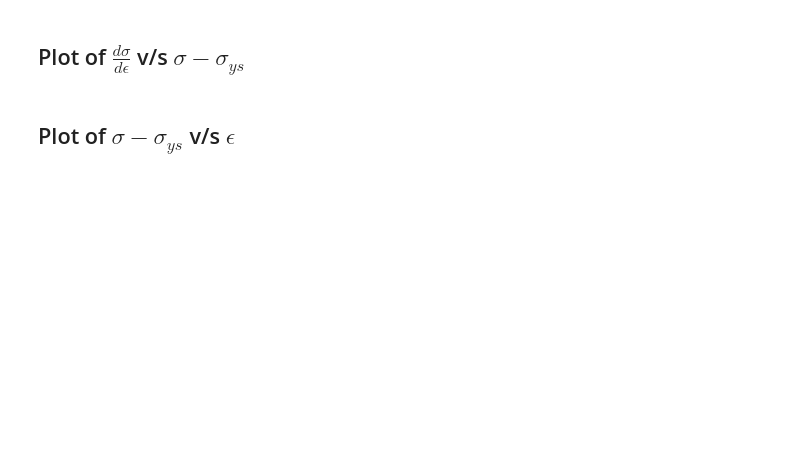
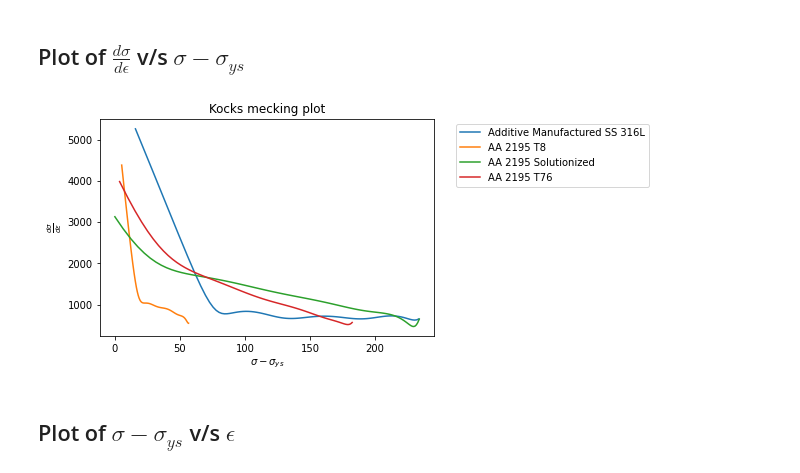
Before and after one commit to algomaster99/meta-btp, a Jupyter notebook: hollomon_curves.ipynb, the cells around one changed output. Saved outputs shown, nothing was run; the diff lists cells and outputs as text; code cells hidden in the pictures; blank space fills up the shorter version.

```diff
--- a/hollomon_curves.ipynb
+++ b/hollomon_curves.ipynb
@@ -280,16 +284,19 @@ _ = ax.legend(PROJECT_NAME, loc='upper left', bbox_to_anchor=(1.05, 1))
 # %%
 fig, ax = plt.subplots(1,1)
 
 # The points are neglected because of errors in measurement
 neglect_points = 4
 
 for i in range(len(reduced_true_stress)):
     reduced_flow_stress = np.subtract(reduced_true_stress[i], float(yield_strength[i]))
     ax.plot(reduced_flow_stress[:consider-1][:len(reduced_flow_stress[:consider-1])-neglect_points], d_sigma_epsilon[i][:len(d_sigma_epsilon[i])-neglect_points])
     ax.set_xlabel('$\sigma - \sigma_{ys}$')
     ax.set_ylabel('$\\frac{d\sigma}{d\epsilon}$')
 
+ax.set_title('Kocks mecking plot')
 _ = ax.legend(PROJECT_NAME, loc='upper left', bbox_to_anchor=(1.05, 1))
+# %% [output]
+[figure, added]
 # %% [markdown]
 ## Plot of $\sigma - \sigma_{ys}$ v/s $\epsilon$
 # %%
```
Also changed, not shown: parts of 5 cells of this notebook, 2 other files.
